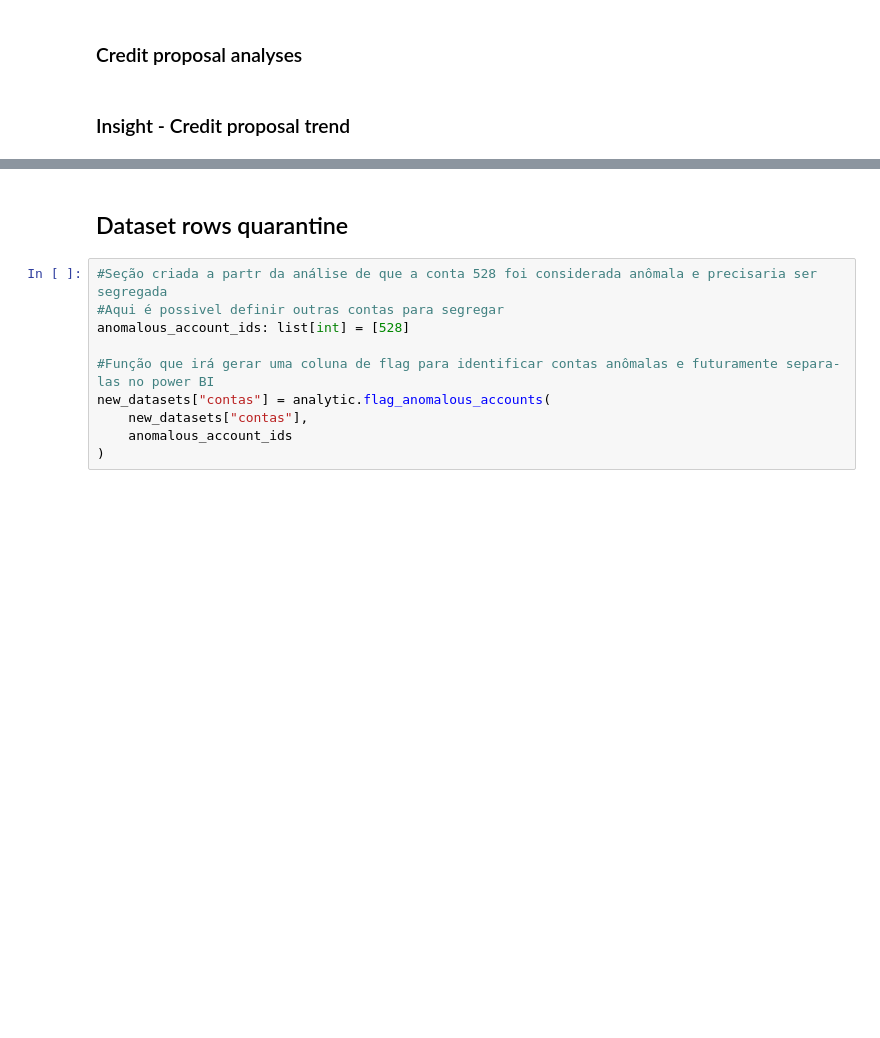
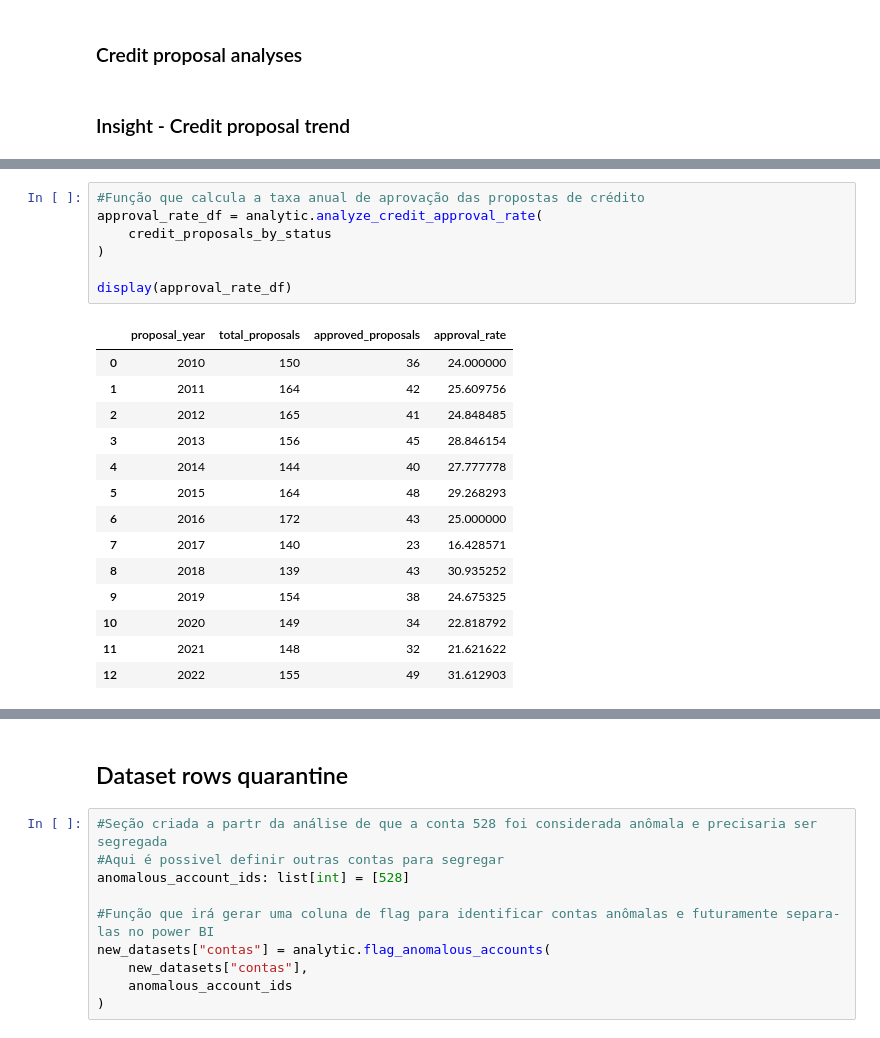
Before and after one commit to luiz-ed-ferreira/Project_BanvicDataAnalytics, a Jupyter notebook: notebooks/main_analyses.ipynb, the cells around one changed output, grey strips where cells are left out. Saved outputs shown, nothing was run; the diff lists cells and outputs as text; blank space fills up the shorter version.

```diff
--- a/notebooks/main_analyses.ipynb
+++ b/notebooks/main_analyses.ipynb
@@ -1541,0 +1620,22 @@ plt.show()
+# %%
+#Função que calcula a taxa anual de aprovação das propostas de crédito
+approval_rate_df = analytic.analyze_credit_approval_rate(
+    credit_proposals_by_status
+)
+
+display(approval_rate_df)
+# %% [output]
+|  | proposal_year | total_proposals | approved_proposals | approval_rate |
+| 0 | 2010 | 150 | 36 | 24.000000 |
+| 1 | 2011 | 164 | 42 | 25.609756 |
+| 2 | 2012 | 165 | 41 | 24.848485 |
+| 3 | 2013 | 156 | 45 | 28.846154 |
+| 4 | 2014 | 144 | 40 | 27.777778 |
+| 5 | 2015 | 164 | 48 | 29.268293 |
+| 6 | 2016 | 172 | 43 | 25.000000 |
+| 7 | 2017 | 140 | 23 | 16.428571 |
+| 8 | 2018 | 139 | 43 | 30.935252 |
+| 9 | 2019 | 154 | 38 | 24.675325 |
+| 10 | 2020 | 149 | 34 | 22.818792 |
+| 11 | 2021 | 148 | 32 | 21.621622 |
+| 12 | 2022 | 155 | 49 | 31.612903 |
```
Also changed, not shown: parts of 8 cells of this notebook, 3 other files.
